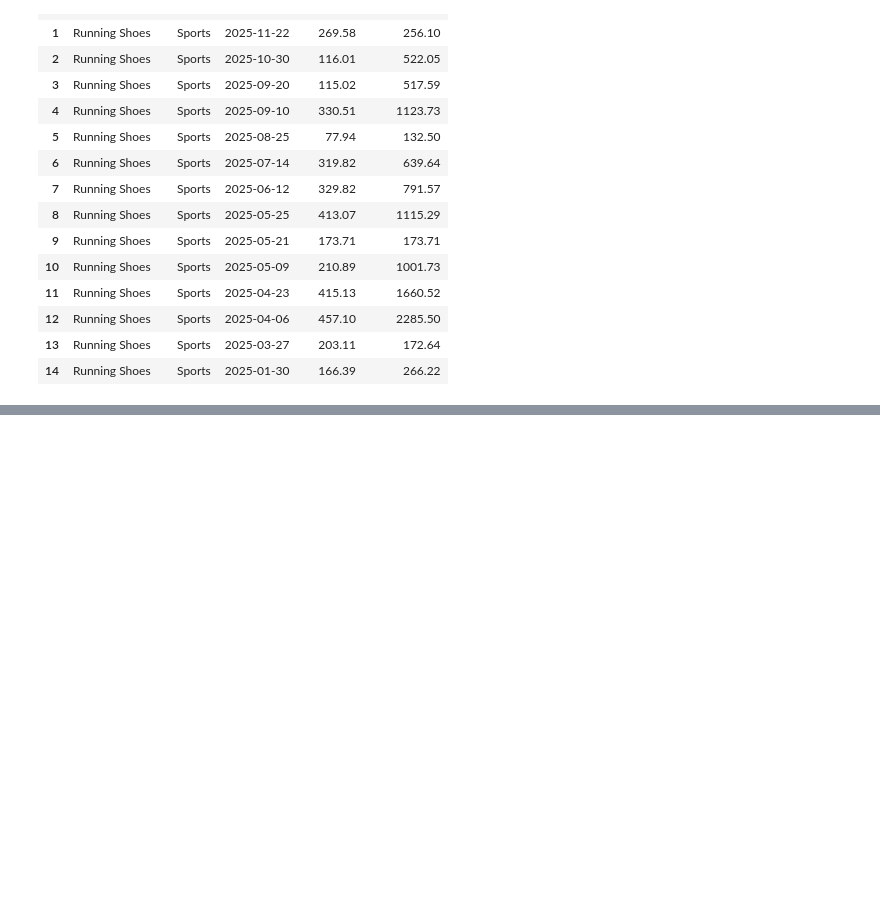
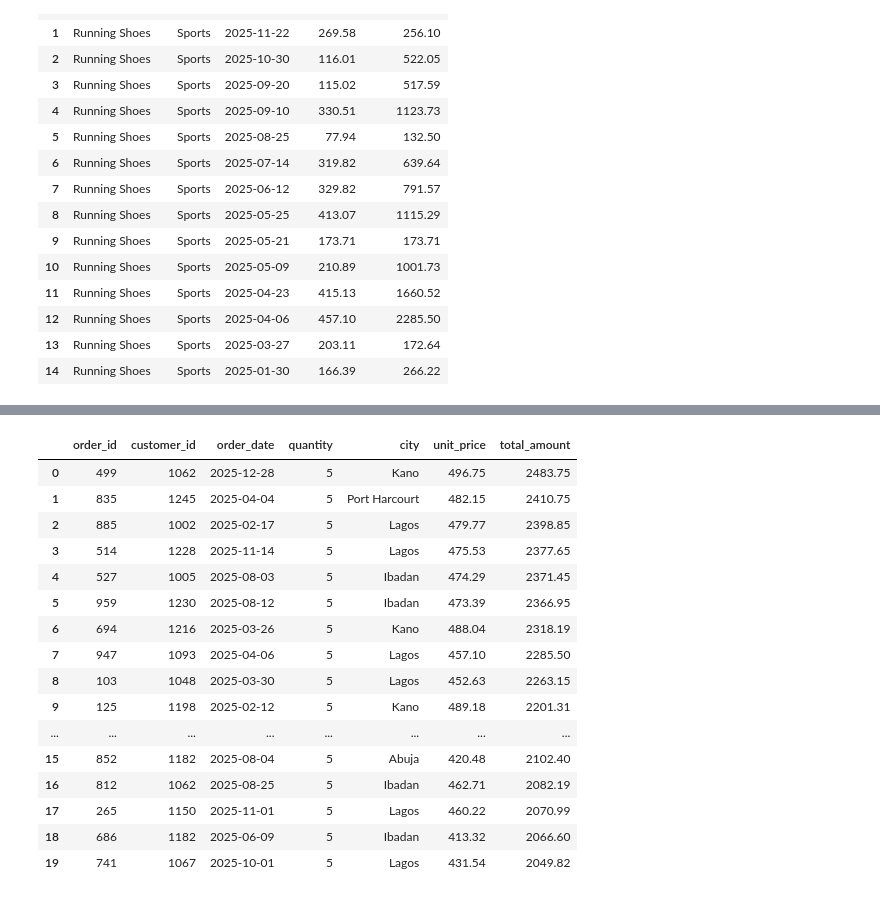
Before and after one commit to Thomasayanfeoluwa/2026-Python-Training-Class---Tutorial-For-Beginners, a Jupyter notebook: sqlite3.ipynb, the cells around one changed output, grey strips where cells are left out. Saved outputs shown, nothing was run; the diff lists cells and outputs as text; code cells hidden in the pictures; blank space fills up the shorter version.

```diff
--- a/sqlite3.ipynb
+++ b/sqlite3.ipynb
@@ -279,0 +326,26 @@ run_sql("""
+# %%
+run_sql("""
+    SELECT order_id, customer_id, order_date, quantity, city, unit_price, total_amount
+    FROM orders
+    WHERE quantity >= 4 OR unit_price >= 400.00 OR city = 'Lagos'
+    ORDER BY total_amount DESC
+    LIMIT 20
+""")
+# %% [output]
+|  | order_id | customer_id | order_date | quantity | city | unit_price | total_amount |
+| 0 | 499 | 1062 | 2025-12-28 | 5 | Kano | 496.75 | 2483.75 |
+| 1 | 835 | 1245 | 2025-04-04 | 5 | Port Harcourt | 482.15 | 2410.75 |
+| 2 | 885 | 1002 | 2025-02-17 | 5 | Lagos | 479.77 | 2398.85 |
+| 3 | 514 | 1228 | 2025-11-14 | 5 | Lagos | 475.53 | 2377.65 |
+| 4 | 527 | 1005 | 2025-08-03 | 5 | Ibadan | 474.29 | 2371.45 |
+| 5 | 959 | 1230 | 2025-08-12 | 5 | Ibadan | 473.39 | 2366.95 |
+| 6 | 694 | 1216 | 2025-03-26 | 5 | Kano | 488.04 | 2318.19 |
+| 7 | 947 | 1093 | 2025-04-06 | 5 | Lagos | 457.10 | 2285.50 |
+| 8 | 103 | 1048 | 2025-03-30 | 5 | Lagos | 452.63 | 2263.15 |
+| 9 | 125 | 1198 | 2025-02-12 | 5 | Kano | 489.18 | 2201.31 |
+| ... | ... | ... | ... | ... | ... | ... | ... |
+| 15 | 852 | 1182 | 2025-08-04 | 5 | Abuja | 420.48 | 2102.40 |
+| 16 | 812 | 1062 | 2025-08-25 | 5 | Ibadan | 462.71 | 2082.19 |
+| 17 | 265 | 1150 | 2025-11-01 | 5 | Lagos | 460.22 | 2070.99 |
+| 18 | 686 | 1182 | 2025-06-09 | 5 | Ibadan | 413.32 | 2066.60 |
+| 19 | 741 | 1067 | 2025-10-01 | 5 | Lagos | 431.54 | 2049.82 |
```
Also changed, not shown: parts of 3 cells of this notebook, 1 other file.
